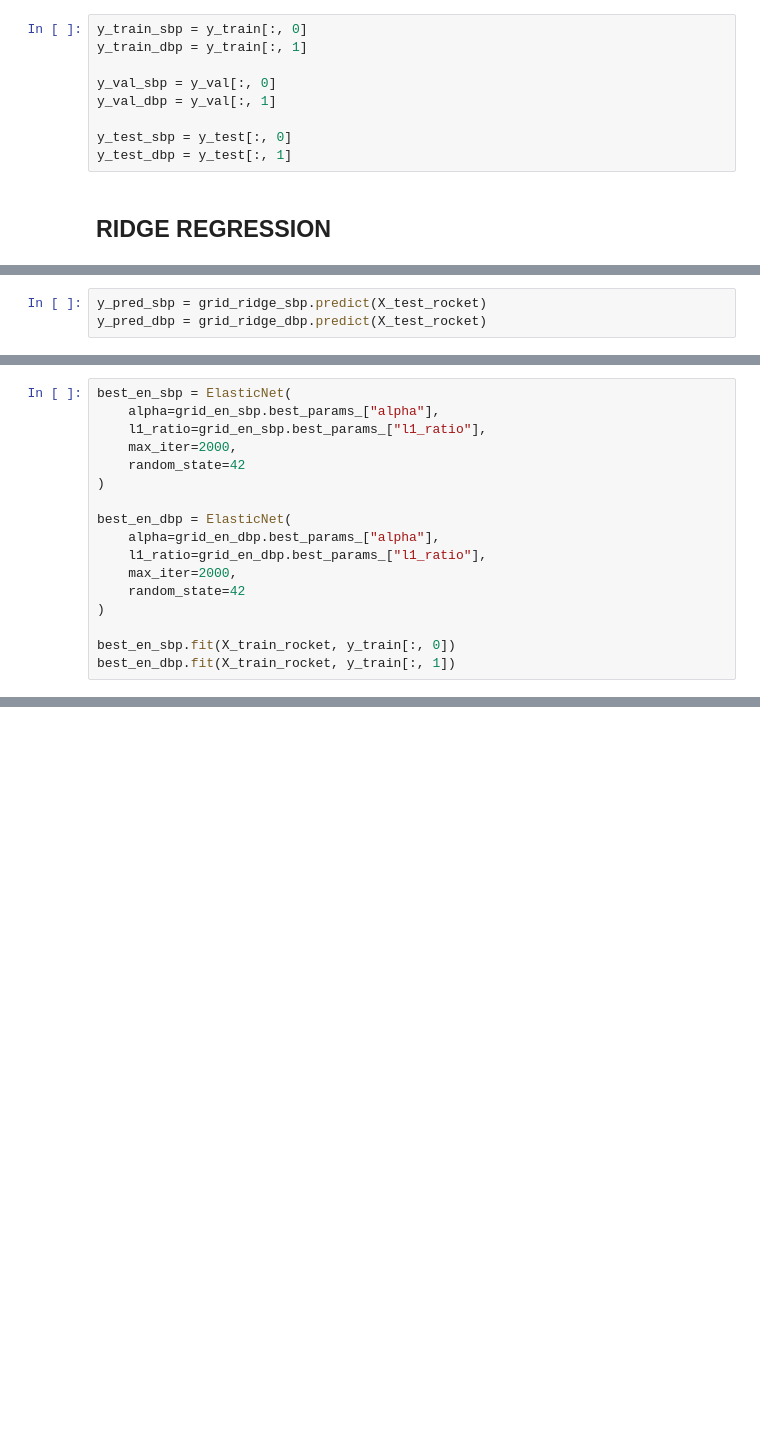
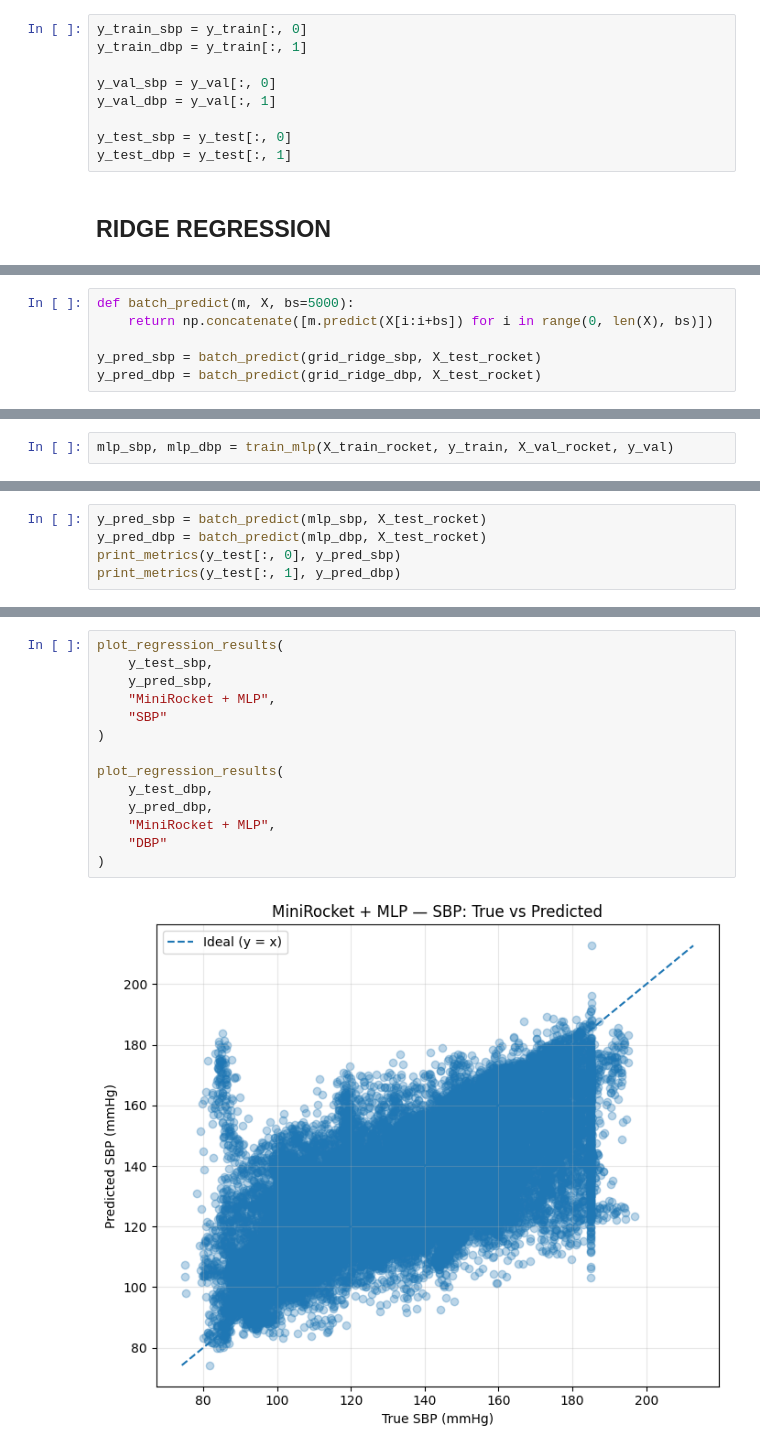
Before and after one commit to Yashvi1701/BP_estimation, a Jupyter notebook: experiments/ML/ROCKET/5sec_0overlap/minirocket.ipynb, the cells around one changed output, grey strips where cells are left out. Drawn from its saved outputs; the diff is of its cells as text; blank space fills up the shorter version.

```diff
--- a/experiments/ML/ROCKET/5sec_0overlap/minirocket.ipynb
+++ b/experiments/ML/ROCKET/5sec_0overlap/minirocket.ipynb
@@ -128,6 +130,9 @@ print((-grid_ridge_dbp.best_score_) ** 0.5)
 # %%
-y_pred_sbp = grid_ridge_sbp.predict(X_test_rocket)
-y_pred_dbp = grid_ridge_dbp.predict(X_test_rocket)
+def batch_predict(m, X, bs=5000):
+    return np.concatenate([m.predict(X[i:i+bs]) for i in range(0, len(X), bs)])
+
+y_pred_sbp = batch_predict(grid_ridge_sbp, X_test_rocket)
+y_pred_dbp = batch_predict(grid_ridge_dbp, X_test_rocket)
 # %%
 print("MiniRocket + Ridge — SBP")
 print("------------------------")
@@ -231,17 +227,0 @@ print(
-# %%
-best_en_sbp = ElasticNet(
-    alpha=grid_en_sbp.best_params_["alpha"],
-    l1_ratio=grid_en_sbp.best_params_["l1_ratio"],
-    max_iter=2000,
-    random_state=42
-)
-
-best_en_dbp = ElasticNet(
-    alpha=grid_en_dbp.best_params_["alpha"],
-    l1_ratio=grid_en_dbp.best_params_["l1_ratio"],
-    max_iter=2000,
-    random_state=42
-)
-
-best_en_sbp.fit(X_train_rocket, y_train[:, 0])
-best_en_dbp.fit(X_train_rocket, y_train[:, 1])
@@ -283,0 +230,2 @@ results_vitaldb = evaluate_minirocket_vitaldb(
+# %%
+mlp_sbp, mlp_dbp = train_mlp(X_train_rocket, y_train, X_val_rocket, y_val)
@@ -283,0 +246,5 @@ results_vitaldb = evaluate_minirocket_vitaldb(
+# %%
+y_pred_sbp = batch_predict(mlp_sbp, X_test_rocket)
+y_pred_dbp = batch_predict(mlp_dbp, X_test_rocket)
+print_metrics(y_test[:, 0], y_pred_sbp)
+print_metrics(y_test[:, 1], y_pred_dbp)
@@ -283,0 +260,16 @@ results_vitaldb = evaluate_minirocket_vitaldb(
+# %%
+plot_regression_results(
+    y_test_sbp,
+    y_pred_sbp,
+    "MiniRocket + MLP",
+    "SBP"
+)
+
+plot_regression_results(
+    y_test_dbp,
+    y_pred_dbp,
+    "MiniRocket + MLP",
+    "DBP"
+)
+# %% [output]
+[figure, added]
```
Also changed, not shown: parts of 27 cells of this notebook, 9 other files.
